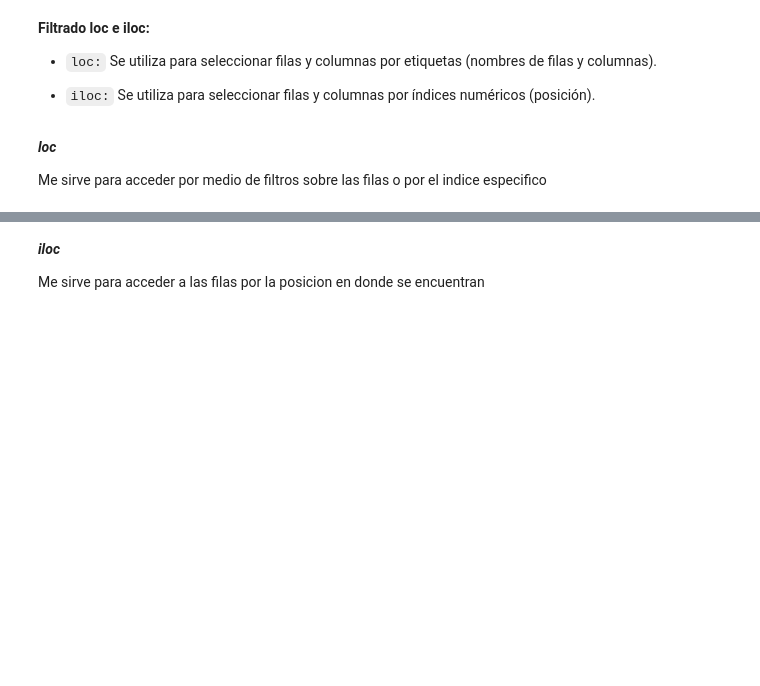
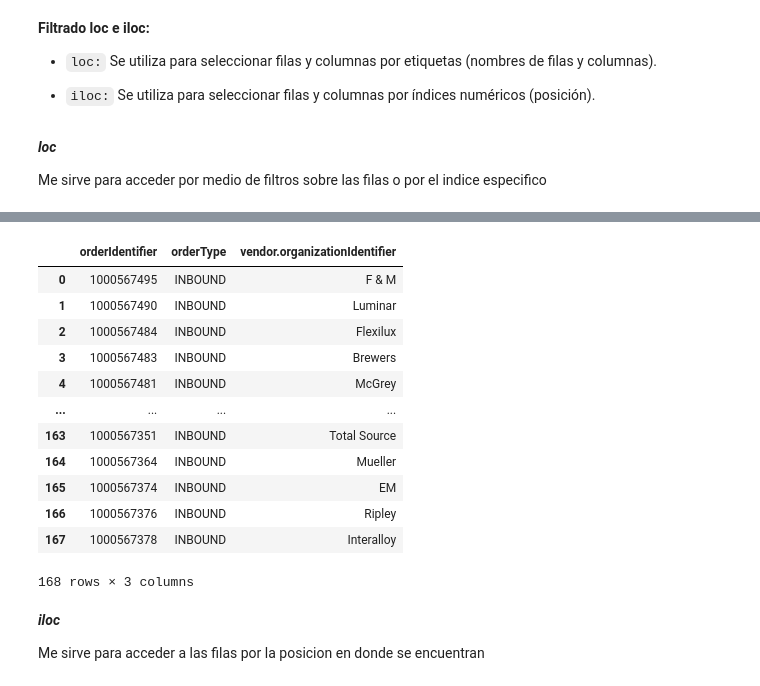
Before and after one commit to cdsaineac/Bootcamp-DS-202604, a Jupyter notebook: Clase 05 - Pandas/intro_pandas.ipynb, the cells around one changed output, grey strips where cells are left out. Drawn from its saved outputs; the diff is of its cells as text; code cells hidden in the pictures; blank space fills up the shorter version.

```diff
--- a/Clase 05 - Pandas/intro_pandas.ipynb
+++ b/Clase 05 - Pandas/intro_pandas.ipynb
@@ -326,3 +329,19 @@ Name: 100044349, dtype: object
+# %%
+datos_excel.iloc[:,0:3]
+# %% [output]
+|  | orderIdentifier | orderType | vendor.organizationIdentifier |
+| 0 | 1000567495 | INBOUND | F & M |
+| 1 | 1000567490 | INBOUND | Luminar |
+| 2 | 1000567484 | INBOUND | Flexilux |
+| 3 | 1000567483 | INBOUND | Brewers |
+| 4 | 1000567481 | INBOUND | McGrey |
+| ... | ... | ... | ... |
+| 163 | 1000567351 | INBOUND | Total Source |
+| 164 | 1000567364 | INBOUND | Mueller |
+| 165 | 1000567374 | INBOUND | EM |
+| 166 | 1000567376 | INBOUND | Ripley |
+| 167 | 1000567378 | INBOUND | Interalloy |
+168 rows × 3 columns
 # %% [markdown]
 ___iloc___
 
```
Also changed, not shown: parts of 48 cells of this notebook, 4 other files.
